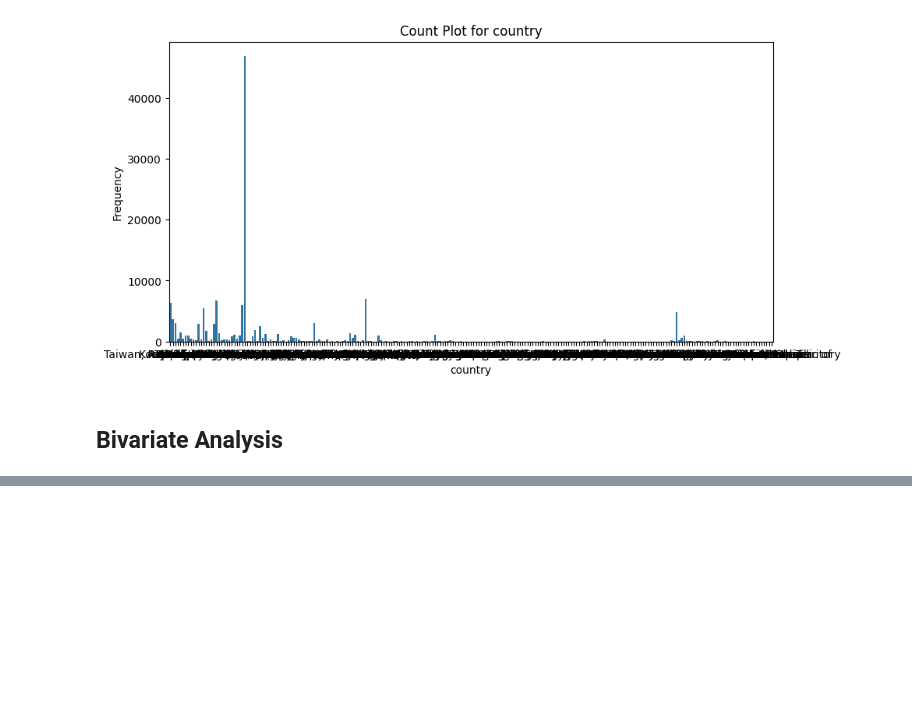
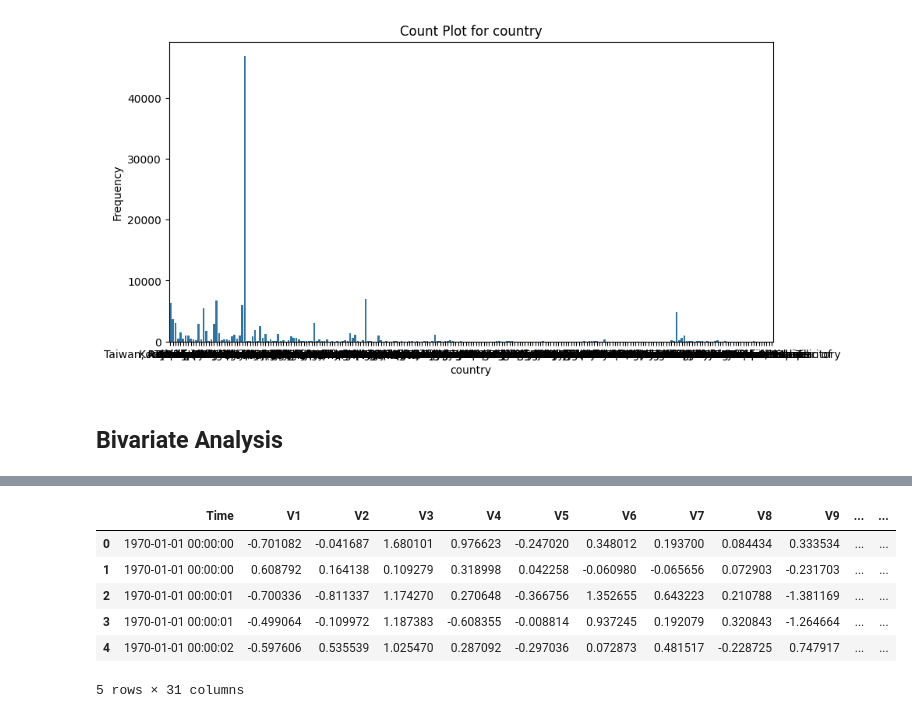
Before and after one commit to Alpha-Mintamir/fraud-detection-models, a Jupyter notebook: notebook/Data Analysis and Preprocessing.ipynb, the cells around one changed output, grey strips where cells are left out. Cells and saved outputs as stored; diff of their text form; code cells hidden in the pictures; blank space fills up the shorter version.

```diff
--- a/notebook/Data Analysis and Preprocessing.ipynb
+++ b/notebook/Data Analysis and Preprocessing.ipynb
@@ -275,0 +341,8 @@ plot_bivariate_analysis(df_fraud_data, class_purchase_value)
+# %%
+# Encode categorical features
+fraud_data_encoded = encode_categorical_features(df_fraud_data)
+credit_card_encoded = encode_categorical_features(df_creditcard)
+# %%
+# Normalize features
+fraud_data_final = normalize_features(fraud_data_encoded)
+credit_card_final = normalize_features(credit_card_encoded)
@@ -275,0 +358,10 @@ plot_bivariate_analysis(df_fraud_data, class_purchase_value)
+# %%
+credit_card_final.head()
+# %% [output]
+|  | Time | V1 | V2 | V3 | V4 | V5 | V6 | V7 | V8 | V9 | ... | ... |
+| 0 | 1970-01-01 00:00:00 | -0.701082 | -0.041687 | 1.680101 | 0.976623 | -0.247020 | 0.348012 | 0.193700 | 0.084434 | 0.333534 | ... | ... |
+| 1 | 1970-01-01 00:00:00 | 0.608792 | 0.164138 | 0.109279 | 0.318998 | 0.042258 | -0.060980 | -0.065656 | 0.072903 | -0.231703 | ... | ... |
+| 2 | 1970-01-01 00:00:01 | -0.700336 | -0.811337 | 1.174270 | 0.270648 | -0.366756 | 1.352655 | 0.643223 | 0.210788 | -1.381169 | ... | ... |
+| 3 | 1970-01-01 00:00:01 | -0.499064 | -0.109972 | 1.187383 | -0.608355 | -0.008814 | 0.937245 | 0.192079 | 0.320843 | -1.264664 | ... | ... |
+| 4 | 1970-01-01 00:00:02 | -0.597606 | 0.535539 | 1.025470 | 0.287092 | -0.297036 | 0.072873 | 0.481517 | -0.228725 | 0.747917 | ... | ... |
+5 rows × 31 columns
```
Also changed, not shown: parts of 28 cells of this notebook, 2 other files.
